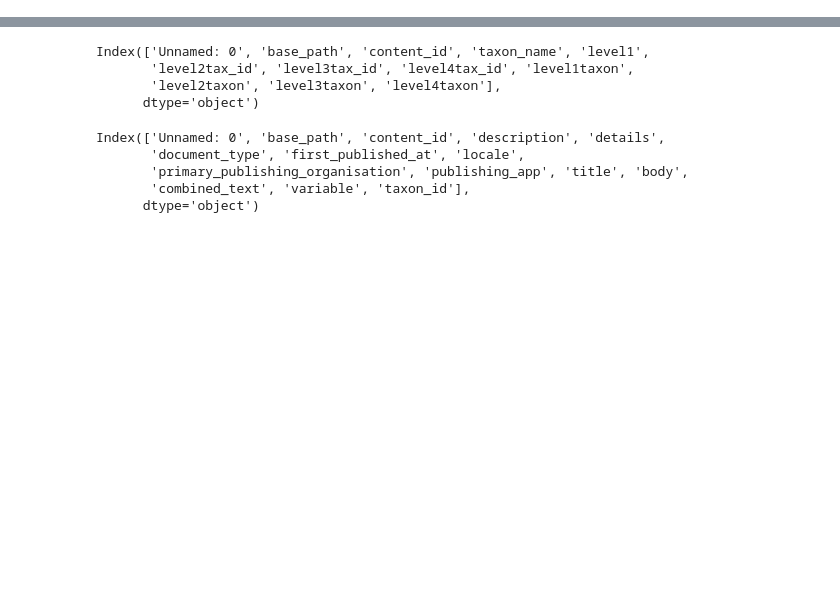
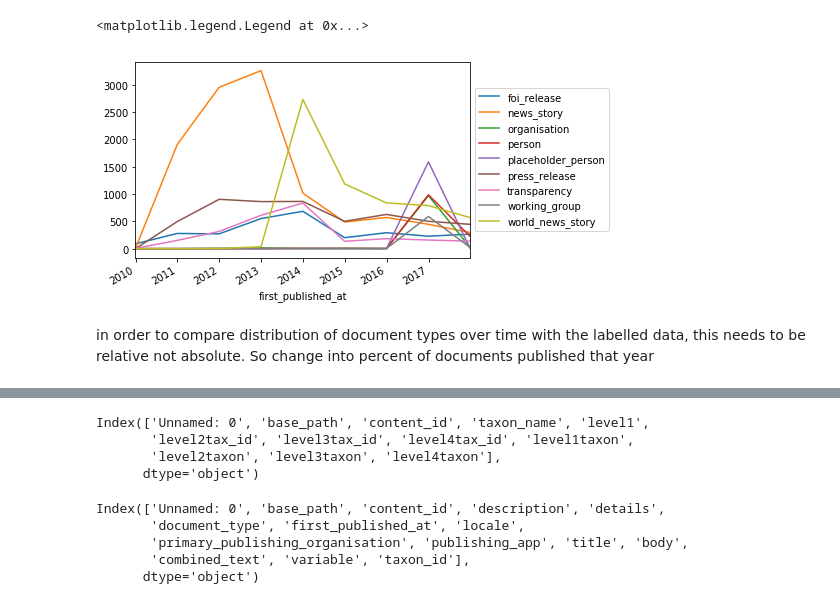
Before and after one commit to alphagov/govuk-taxonomy-supervised-learning, a Jupyter notebook: python/notebooks/EDA-MU.ipynb, the cells around one changed output, grey strips where cells are left out. Saved outputs shown, nothing was run; the diff lists cells and outputs as text; code cells hidden in the pictures; blank space fills up the shorter version.

```diff
--- a/python/notebooks/EDA-MU.ipynb
+++ b/python/notebooks/EDA-MU.ipynb
@@ -6,0 +58,9 @@ import matplotlib.pyplot as plt
+# %%
+#There are too many document types to plot on one chart so select the types with highest maximum
+top_count = count_by_year.loc[:,count_by_year.max() > 500]
+ax = top_count.plot()
+ax.set_xlim(pd.Timestamp('2009-12-31'), pd.Timestamp('2017-12-31'))
+ax.legend(loc='center left', bbox_to_anchor=(1, 0.5))
+# %% [output]
+<matplotlib.legend.Legend at 0x...>
+[figure, added]
@@ -6,0 +71,2 @@ import matplotlib.pyplot as plt
+# %% [markdown]
+in order to compare distribution of document types over time with the labelled data, this needs to be relative not absolute. So change into percent of documents published that year
```
Also changed, not shown: parts of 33 cells of this notebook.
